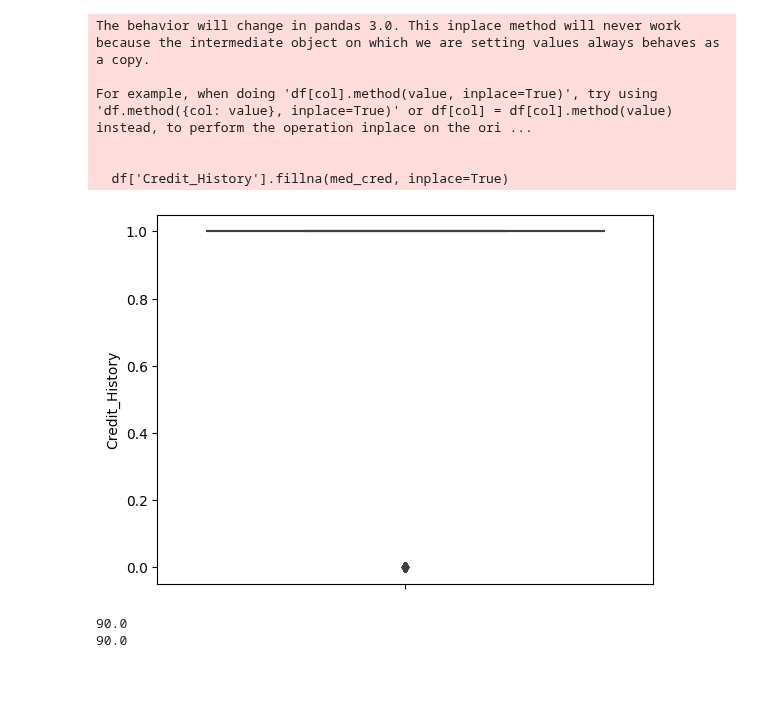
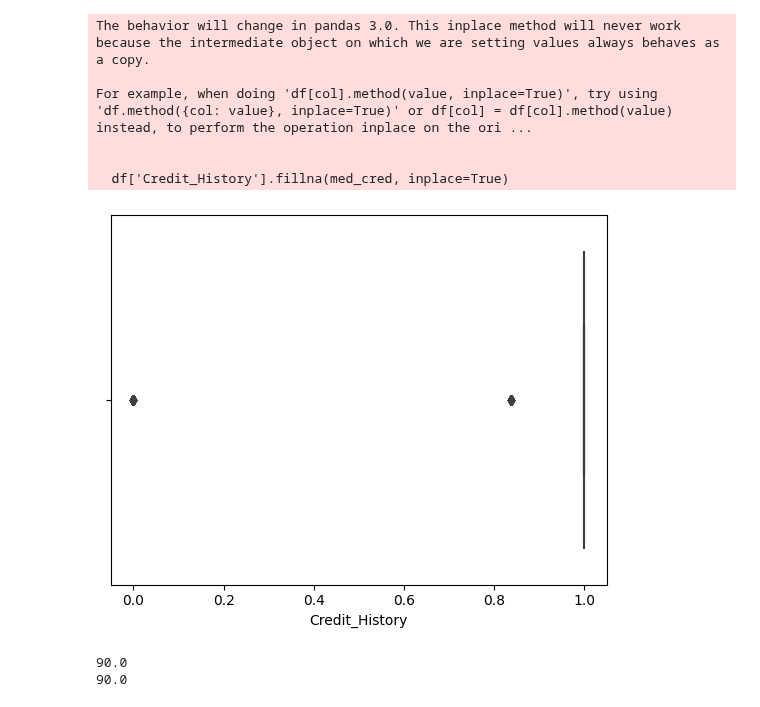
Before and after one commit to mngugi/Code_3_Camp, a Jupyter notebook: loans-status.ipynb, the cells around one changed output. Drawn from its saved outputs; the diff is of its cells as text; code cells hidden in the pictures; blank space fills up the shorter version.

```diff
--- a/loans-status.ipynb
+++ b/loans-status.ipynb
@@ -302,10 +302,10 @@ For example, when doing 'df[col].method(value, inplace=True)', try using 'df.met
 
   df['Credit_History'].fillna(med_cred, inplace=True)
 # %%
-sns.boxplot(df, y= 'Credit_History')
+sns.boxplot(df, x= 'Credit_History')
 plt.show()
 # %% [output]
-[figure, old version]
+[figure, new version]
 # %%
 q1 = df['LoanAmount'].quantile(0.25)
 print(q1)
```
Also changed, not shown: parts of 7 cells of this notebook.
